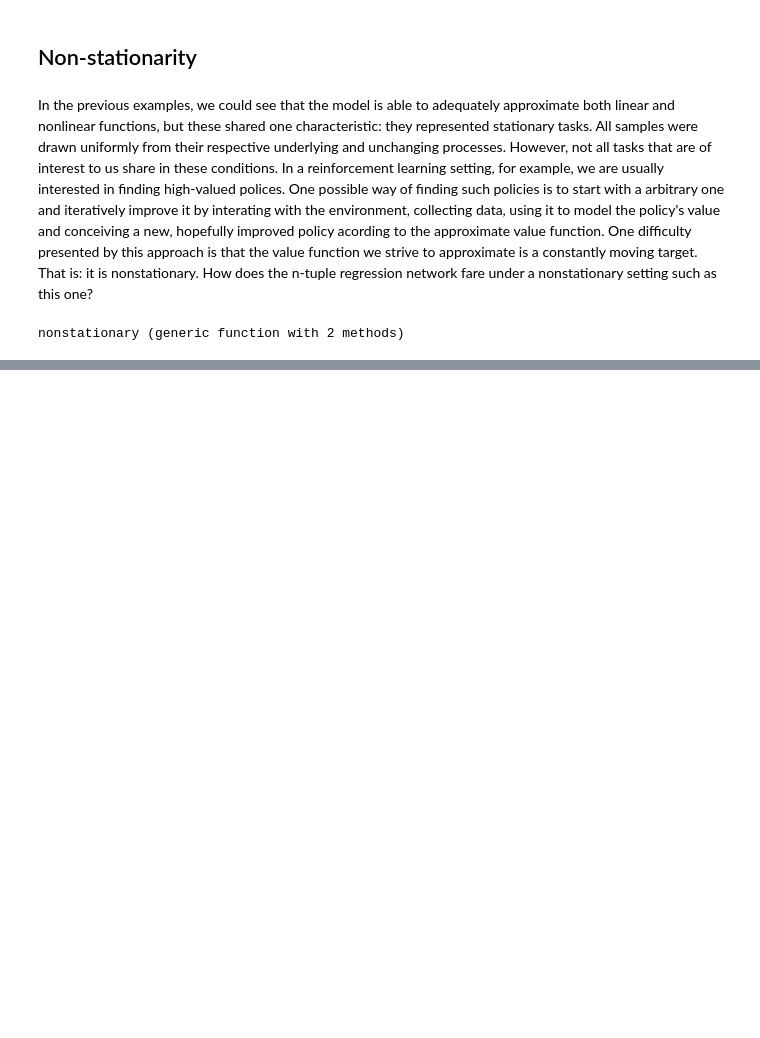
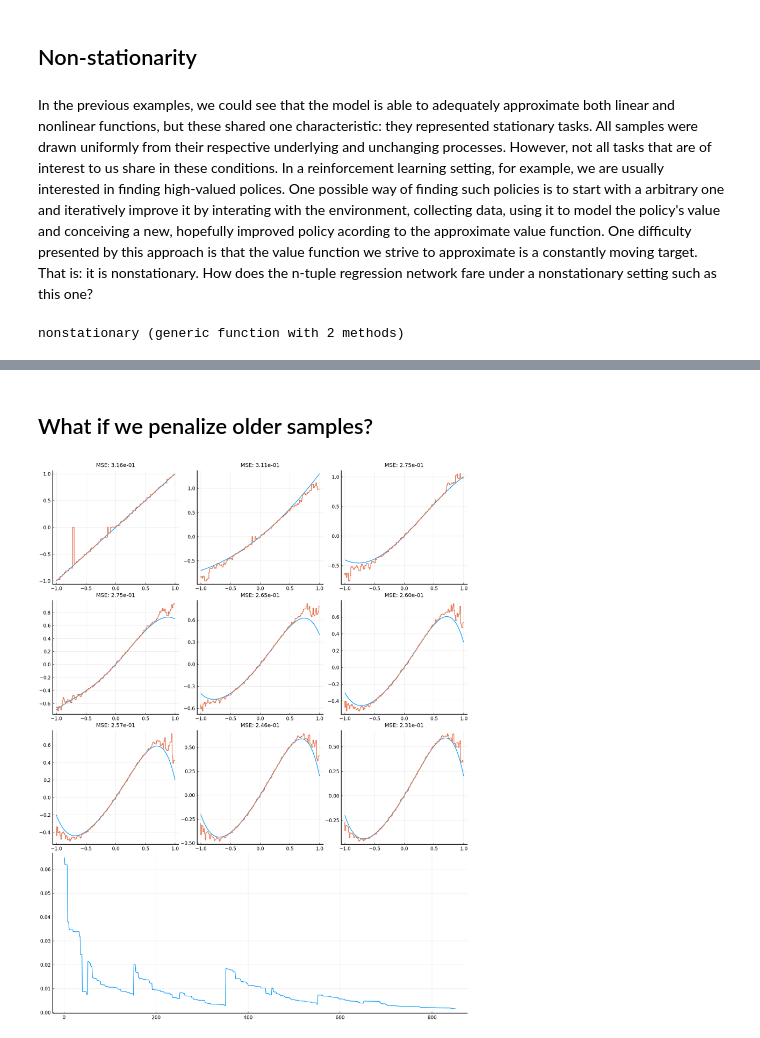
Before and after one commit to RafaelFK/Ramnet.jl, a Jupyter notebook: examples/Regression_with_WNN.ipynb, the cells around one changed output, grey strips where cells are left out. Cells and saved outputs as stored; diff of their text form; code cells hidden in the pictures; blank space fills up the shorter version.

```diff
--- a/examples/Regression_with_WNN.ipynb
+++ b/examples/Regression_with_WNN.ipynb
@@ -163,0 +183,6 @@ nonstationary(2)
+# %% [markdown]
+## What if we penalize older samples?
+# %%
+nonstationary(2; γ = 0.75)
+# %% [output]
+[figure, added]
```
Also changed, not shown: parts of 5 cells of this notebook, 3 other files.
